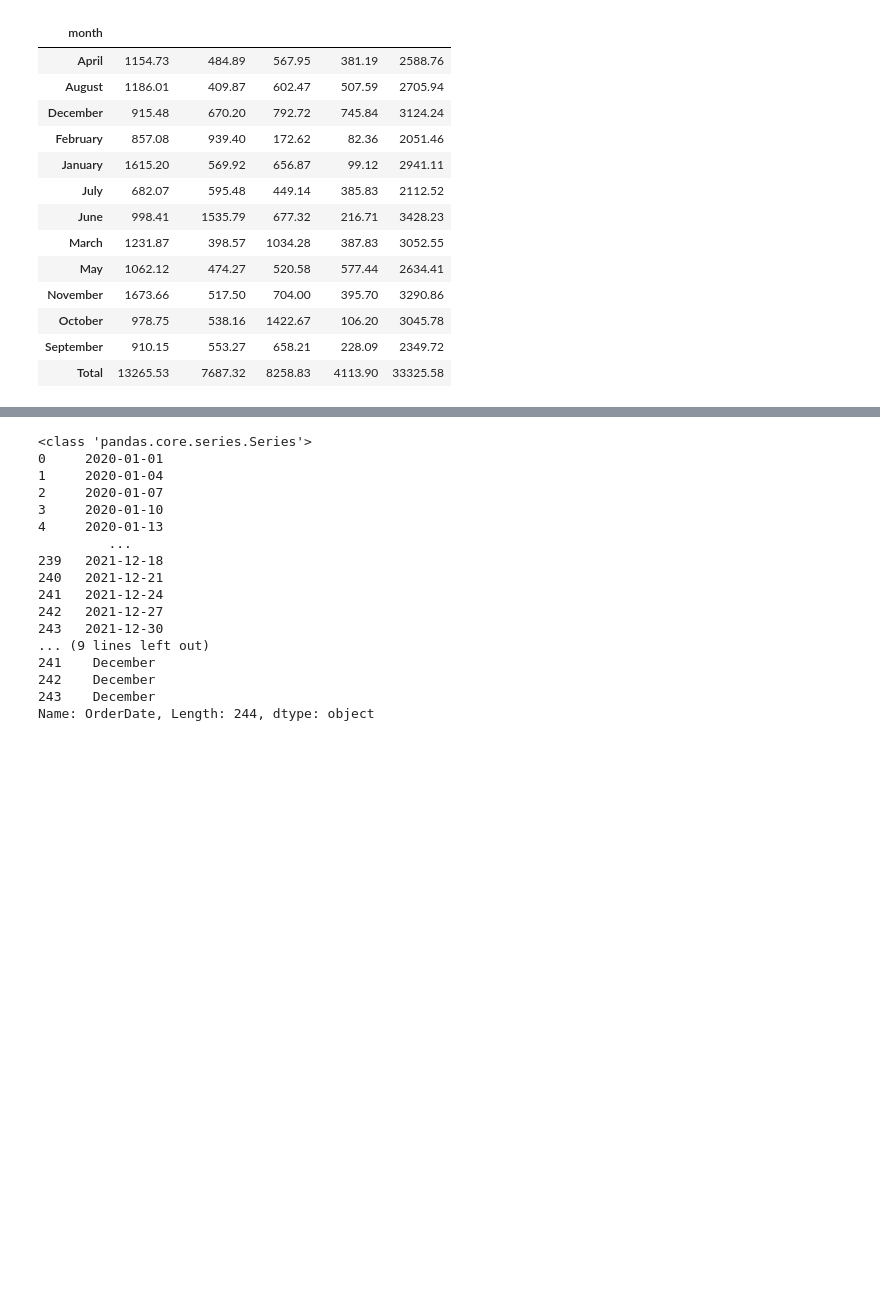
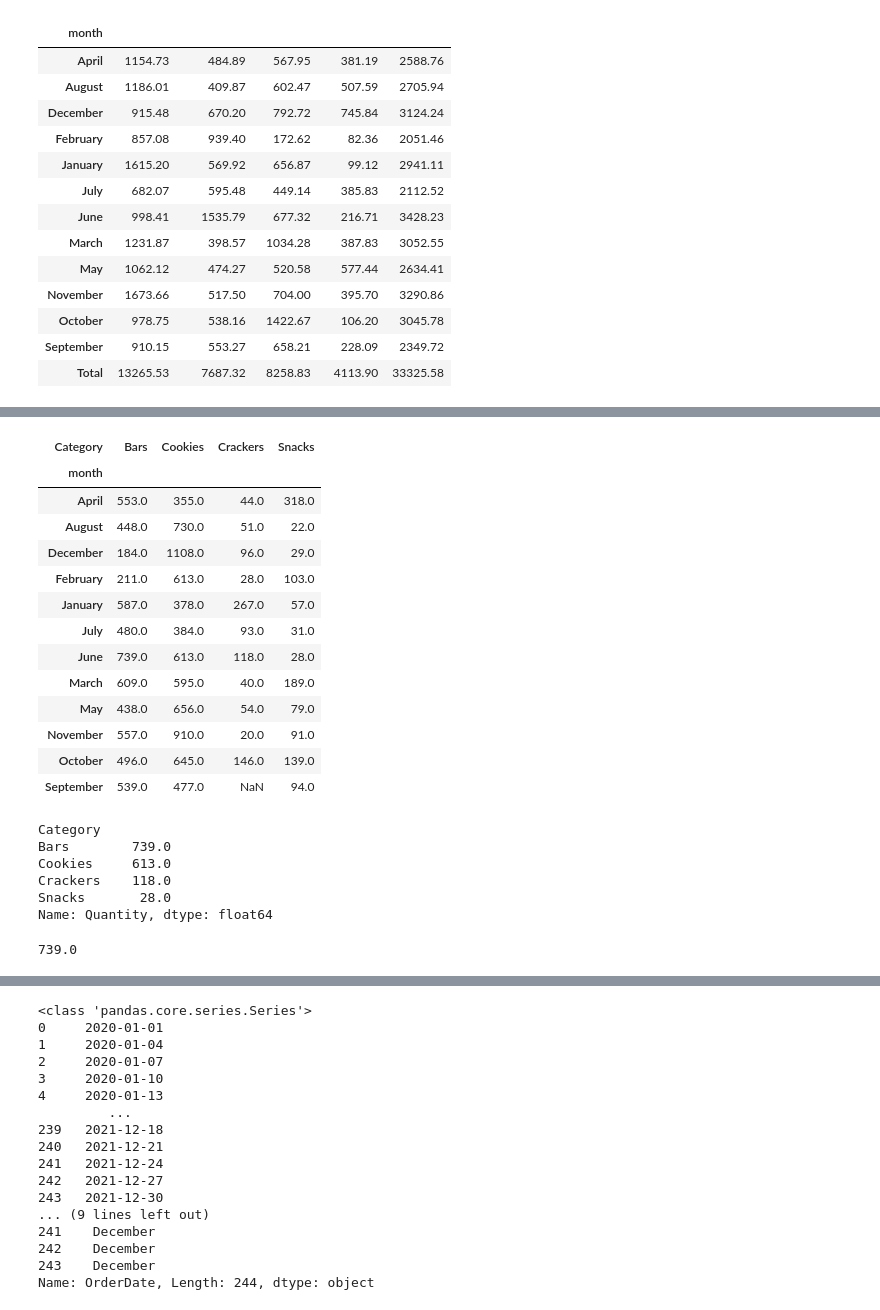
Before and after one commit to sledhead/python_core_test, a Jupyter notebook: excel_test.ipynb, the cells around one changed output, grey strips where cells are left out. Cells and saved outputs as stored; diff of their text form; code cells hidden in the pictures; blank space fills up the shorter version.

Commit message:
pandas pivot table series

```diff
--- a/excel_test.ipynb
+++ b/excel_test.ipynb
@@ -365,0 +386,4 @@ df_month.pivot_table(index=['month'],columns='City',values=['TotalPrice'], aggfu
+# %%
+month_ser = df_month.groupby(['month','Category']).Quantity.sum()
+print(type(month_ser))
+print(month_ser.index)
@@ -365,0 +408,30 @@ df_month.pivot_table(index=['month'],columns='City',values=['TotalPrice'], aggfu
+# %%
+month_ser.unstack()
+# %% [output]
+| Category | Bars | Cookies | Crackers | Snacks |
+| month |  |  |  |  |
+| April | 553.0 | 355.0 | 44.0 | 318.0 |
+| August | 448.0 | 730.0 | 51.0 | 22.0 |
+| December | 184.0 | 1108.0 | 96.0 | 29.0 |
+| February | 211.0 | 613.0 | 28.0 | 103.0 |
+| January | 587.0 | 378.0 | 267.0 | 57.0 |
+| July | 480.0 | 384.0 | 93.0 | 31.0 |
+| June | 739.0 | 613.0 | 118.0 | 28.0 |
+| March | 609.0 | 595.0 | 40.0 | 189.0 |
+| May | 438.0 | 656.0 | 54.0 | 79.0 |
+| November | 557.0 | 910.0 | 20.0 | 91.0 |
+| October | 496.0 | 645.0 | 146.0 | 139.0 |
+| September | 539.0 | 477.0 | NaN | 94.0 |
+# %%
+month_ser.loc['June']
+# %% [output]
+Category
+Bars        739.0
+Cookies     613.0
+Crackers    118.0
+Snacks       28.0
+Name: Quantity, dtype: float64
+# %%
+month_ser.loc['June','Bars']
+# %% [output]
+739.0
```
Also changed, not shown: parts of 6 cells of this notebook.
